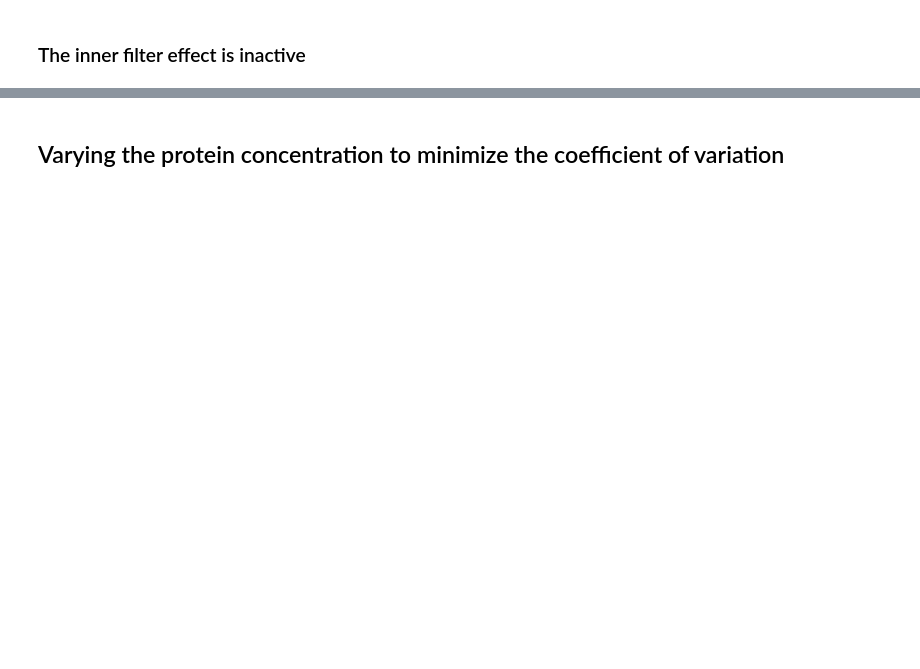
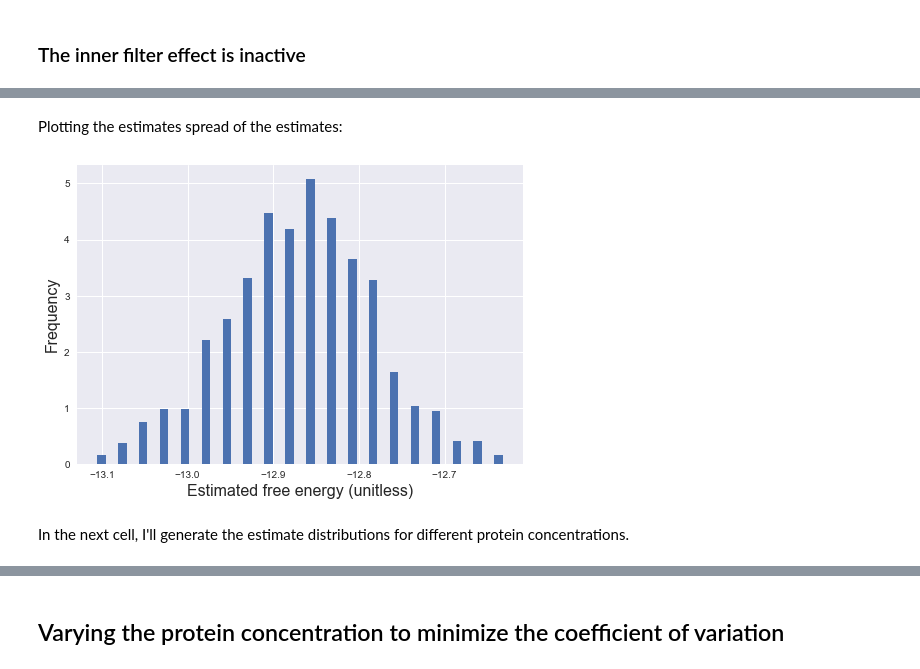
Before and after one commit to choderalab/assaytools, a Jupyter notebook: experimental_design/ExperimentalDesign.ipynb, the cells around one changed output, grey strips where cells are left out. Cells and saved outputs as stored; diff of their text form; code cells hidden in the pictures; blank space fills up the shorter version.

```diff
--- a/experimental_design/ExperimentalDesign.ipynb
+++ b/experimental_design/ExperimentalDesign.ipynb
@@ -108,0 +112,27 @@ plt.show()
+# %%
+# The ligand and protein concentrations used:
+L_total = 10 ** (np.linspace(-10, -5, num=12))
+P_total = 1E-6
+
+# Initializing the AssaySimulator:
+sim_assay = AssaySimulator(pymc_data=data, l_total=L_total, p_total=P_total, inner_filter=False)
+
+# Setting the mean values of the parameters:
+sim_assay.set_mean_parameters(pymc_data=data, t_equil=t_equil)
+
+# Generate fitted binding free energies by least-squares fitting
+estimates = sim_assay.generate_deltag_estimates(nsamples=1000)
+# %% [markdown]
+Plotting the estimates spread of the estimates:
+# %%
+hist, edges = np.histogram(estimates, bins=20, normed=True)
+centers = edges[0:-1] + np.diff(edges) / 2.0
+
+plt.bar(centers, hist, width=0.01)
+plt.xlabel('Estimated free energy (unitless)', fontsize=16)
+plt.ylabel('Frequency', fontsize=16)
+plt.show()
+# %% [output]
+[figure, added]
+# %% [markdown]
+In the next cell, I'll generate the estimate distributions for different protein concentrations.
```
Also changed, not shown: parts of 16 cells of this notebook, 1 other file.
